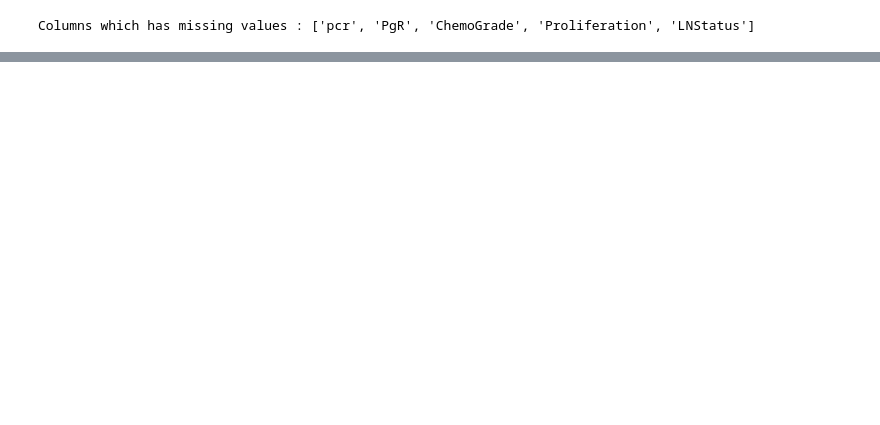
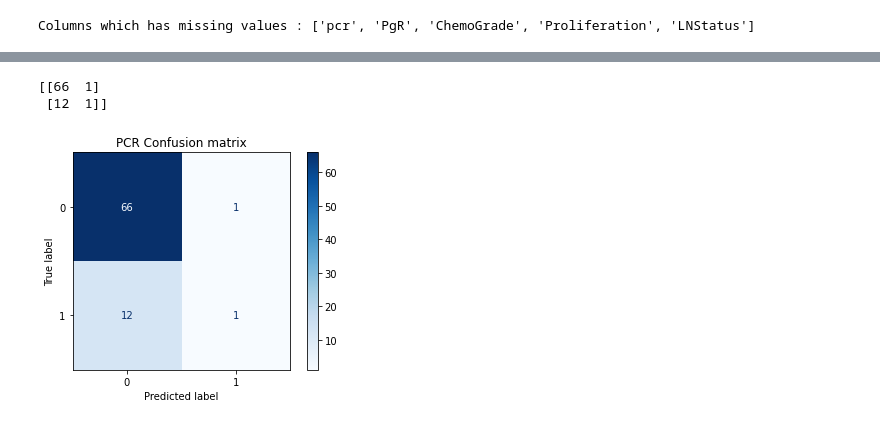
Before and after one commit to artemi8/ml-project-2, a Jupyter notebook: sudarsaan/data_proc_v1.ipynb, the cells around one changed output, grey strips where cells are left out. Cells and saved outputs as stored; diff of their text form; code cells hidden in the pictures; blank space fills up the shorter version.

```diff
--- a/data_proc_v1.ipynb
+++ b/sudarsaan/data_proc_v1.ipynb
@@ -102,0 +334,14 @@ imputed_arr[:,7] = np.rint(imputed_arr[:,7])
+# %%
+disp = ConfusionMatrixDisplay.from_estimator(
+        classifier,
+        testX,
+        testY,
+        display_labels=['0','1'],
+        cmap=plt.cm.Blues,
+        normalize=None)
+
+disp.ax_.set_title("PCR Confusion matrix")
+print(disp.confusion_matrix)
+
+plt.show()
+# %% [output]
@@ -102,0 +349,3 @@ imputed_arr[:,7] = np.rint(imputed_arr[:,7])
+[[66  1]
+ [12  1]]
+[figure, added]
```
Also changed, not shown: parts of 35 cells of this notebook, 5 other files.
